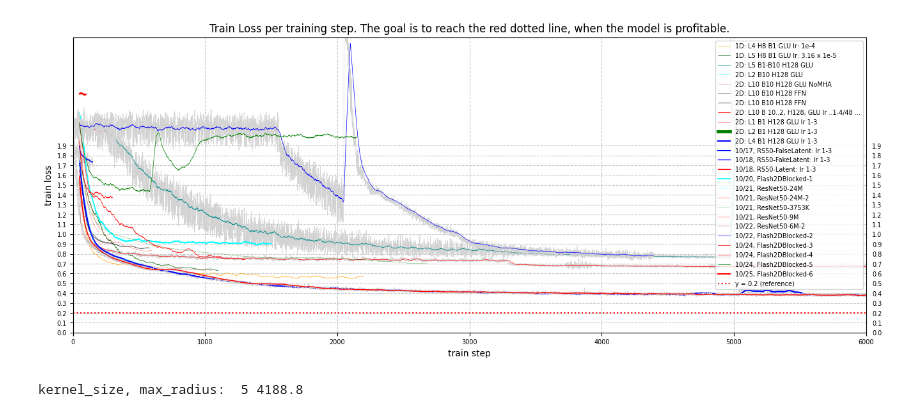
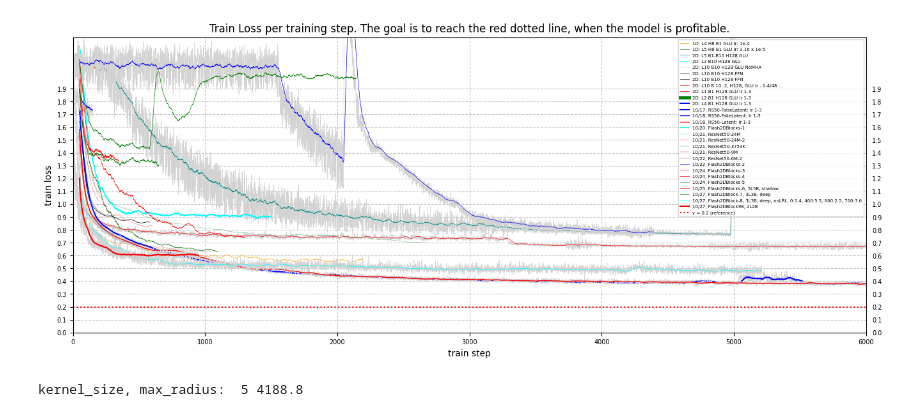
Before and after one commit to MachineLearningMike/Zeus2026, a Jupyter notebook: models/test01.ipynb, the cells around one changed output. Saved outputs shown, nothing was run; the diff lists cells and outputs as text; code cells hidden in the pictures.

```diff
--- a/models/test01.ipynb
+++ b/models/test01.ipynb
@@ -35,42 +35,45 @@ analyze("D:\\Zeus_Data\\bayes\\16-128-32-1944-10-FFN\\train_state-16-128-32-1944
 analyze("D:\\Zeus_Data\\bayes\\16-128-32-1944-10-GLU\\train_state-16-128-32-1944-10-GLU.json", window1, 'red', '2D: L10 B 10..2, H128, GLU lr ..1-4/48 ...', hide_details=False, lw=0.5)
 analyze("D:\\Zeus_Data\\bayes\\16-128-32-1944-5-GLU\\train_state-16-128-32-1944-5-GLU.json", window1, 'black', '2D: L5 B1 H128 GLU lr 1-2 2-2/7 5-3/7.5 5-4/9.5', hide_details=True)
 analyze("D:\\Zeus_Data\\bayes\\16-128-32-1944-5-GLU-use_PE\\train_state-16-128-32-1944-5-GLU.json", window1, 'green', '2D use_PE: L5 B2 H128 GLU lr 1-3', hide_details=True, lw=0.1)
 analyze("D:\\Zeus_Data\\bayes\\16-128-32-1944-1-GLU\\train_state-16-128-32-1944-1-GLU.json", window1, 'red', '2D: L1 B1 H128 GLU lr 1-3', hide_details=True, lw=0.5)
 analyze("D:\\Zeus_Data\\bayes\\16-128-32-1944-2-GLU\\train_state-16-128-32-1944-2-GLU.json", window1, 'green', '2D: L2 B1 H128 GLU lr 1-3', hide_details=True, lw=3.5)
 analyze("D:\\Zeus_Data\\bayes\\16-128-32-1944-4-GLU\\train_state-16-128-32-1944-4-GLU.json", window1, 'blue', '2D: L4 B1 H128 GLU lr 1-3', hide_details=True, lw=1.5)
 analyze("D:\\Zeus_Data\\bayes\\ResNet50\\train_state-16-128-32-1944-5-GLU.json", window1, 'blue', '10/17, RS50-FalseLatent: lr 1-3', hide_details=False, lw=1.5)
 analyze("D:\\Zeus_Data\\bayes\\ResNet50-NewCodec\\train_state-16-128-32-1944-5-GLU.json", window1, 'blue', '10/18, RS50-FakeLatent: lr 1-3', hide_details=False, lw=1.)
 analyze("D:\\Zeus_Data\\bayes\\ResNet50-NewCodec-2\\train_state.json", window1, 'red', '10/18, RS50-Latent: lr 1-3', hide_details=False, lw=1.)
-analyze("D:\\Zeus_Data\\bayes\\Flash2DBlocked-1\\train_state.json", window1, 'cyan', '10/20, Flash2DBlocked-1', hide_details=True, lw=1.2)
+analyze("D:\\Zeus_Data\\bayes\\Flash2DBlocked-1\\train_state.json", window1, 'cyan', '10/20, Flash2DBlocks-1', hide_details=True, lw=1.2)
 analyze("D:\\Zeus_Data\\bayes\\ResNet50-24M\\train_state.json", window1, 'cyan', '10/21, ResNet50-24M', hide_details=True, lw=.2)
 analyze("D:\\Zeus_Data\\bayes\\ResNet50-24M-2\\train_state.json", window1, 'red', '10/21, ResNet50-24M-2', hide_details=True, lw=.2)
 analyze("D:\\Zeus_Data\\bayes\\ResNet50-3753K\\train_state.json", window1, 'green', '10/21, ResNet50-3753K', hide_details=True, lw=.2)
 analyze("D:\\Zeus_Data\\bayes\\ResNet50-9M\\train_state.json", window1, 'red', '10/21, ResNet50-9M', hide_details=True, lw=.2)
 analyze("D:\\Zeus_Data\\bayes\\ResNet50-9M-2\\train_state.json", window1, 'brown', '10/21, ResNet50-9M-2', hide_details=True, lw=.2)
 analyze("D:\\Zeus_Data\\bayes\\ResNet50-9M-2\\train_state.json", window1, 'brown', '10/21, ResNet50-9M-2', hide_details=True, lw=.2)
 analyze("D:\\Zeus_Data\\bayes\\ResNet50-6M-2\\train_state.json", window1, 'brown', '10/22, ResNet50-6M-2', hide_details=True, lw=.2)
-analyze("D:\\Zeus_Data\\bayes\\Flash2DBlocked-2\\train_state.json", window1, 'blue', '10/22, Flash2DBlocked-2', hide_details=False, lw=.5)
-analyze("D:\\Zeus_Data\\bayes\\Flash2DBlocked-3\\train_state.json", window1, 'red', '10/24, Flash2DBlocked-3', hide_details=True, lw=.5)
-analyze("D:\\Zeus_Data\\bayes\\Flash2DBlocked-4\\train_state.json", window1, 'red', '10/24, Flash2DBlocked-4', hide_details=True, lw=.5)
-analyze("D:\\Zeus_Data\\bayes\\Flash2DBlocked-5\\train_state.json", window1, 'green', '10/24, Flash2DBlocked-5', hide_details=True, lw=.5)
-analyze("D:\\Zeus_Data\\bayes\\Flash2DBlocked-6\\train_state.json", window1, 'red', '10/25, Flash2DBlocked-6', hide_details=True, lw=1.5)
+analyze("D:\\Zeus_Data\\bayes\\Flash2DBlocked-2\\train_state.json", window1, 'blue', '10/22, Flash2DBlocks-2', hide_details=False, lw=.5)
+analyze("D:\\Zeus_Data\\bayes\\Flash2DBlocked-3\\train_state.json", window1, 'red', '10/24, Flash2DBlocks-3', hide_details=True, lw=.5)
+analyze("D:\\Zeus_Data\\bayes\\Flash2DBlocked-4\\train_state.json", window1, 'red', '10/24, Flash2DBlocks-4', hide_details=True, lw=.5)
+analyze("D:\\Zeus_Data\\bayes\\Flash2DBlocked-5\\train_state.json", window1, 'green', '10/24, Flash2DBlocks-5', hide_details=True, lw=.5)
+analyze("D:\\Zeus_Data\\bayes\\Flash2DBlocked-6\\train_state.json", window1, 'red', '10/25, Flash2DBlocks-6, 5L5B, shallow ', hide_details=True, lw=.5)
+analyze("D:\\Zeus_Data\\bayes\\Flash2DBlocked-7\\train_state.json", window1, 'green', '10/27, Flash2DBlock-7, 3L3B, deep', hide_details=True, lw=.5)
+analyze("D:\\Zeus_Data\\bayes\\Flash2DBlocked-8\\train_state.json", window1, 'cyan', '10/27, Flash2DBlock-8, 3L3B, deep, noLRL, 0:1.4, 400:5.5, 600:2.5, 700:3.6', hide_details=False, lw=.5)
+analyze("D:\\Zeus_Data\\bayes\\Flash2DBlocked-9\\train_state.json", window1, 'red', '10/27, Flash2DBlock98, 2L2B', hide_details=False, lw=1.5)
 
 
-plt.ylim(0, 3.0)   # 👈 set y-axis rang
+plt.ylim(0, 2.3)   # 👈 set y-axis rang
 plt.xlim(0, 6000)   # 👈 set y-axis rang
 plt.yticks(np.arange(0, 2.0, 0.1))
 # plt.xticks(np.arange(0, 12001, 500), labels=[str(i) for i in range(0, 6001)])
 plt.xlabel("train step")
 plt.ylabel("train loss")
 plt.tick_params(axis='y', labelright=True)
 plt.tick_params(labelsize=7)
 plt.grid(axis='y', linestyle='--', alpha=0.7)  # horizontal dashed lines
 plt.grid(axis='x', linestyle='--', alpha=0.7)  # 👈 vertical dashed lines
 plt.axhline(y=0.2, color='red', linestyle=':', linewidth=1.5, label='y = 0.2 (reference)')
-plt.legend(fontsize=7, loc='upper right')
+plt.legend(fontsize=5, loc='upper right')
 plt.show()
 # %% [output]
-[figure, old version]
+[figure, new version]
 # %%
 radius = 3770
 factor10=3
```
Also changed, not shown: 5 other files.
